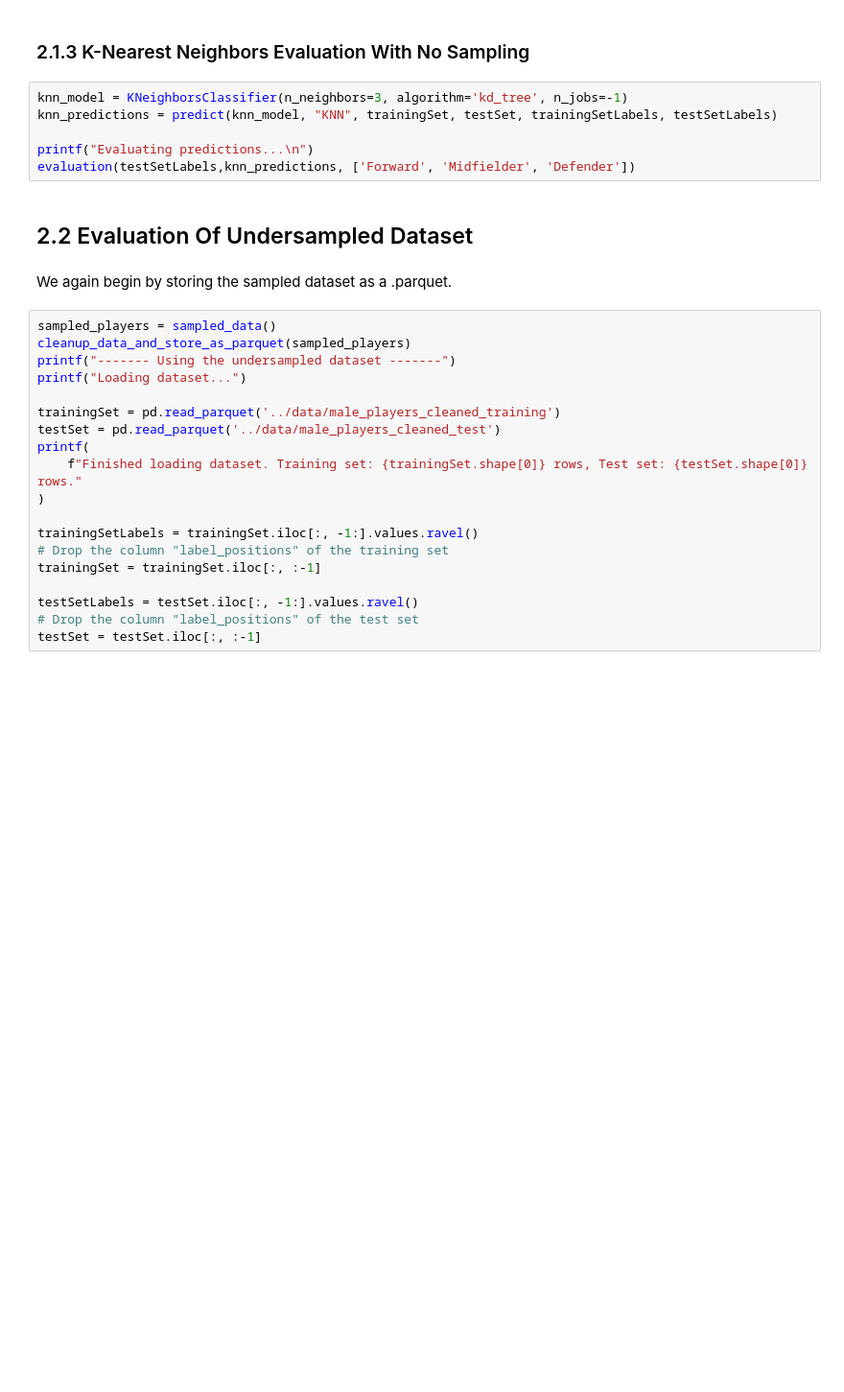
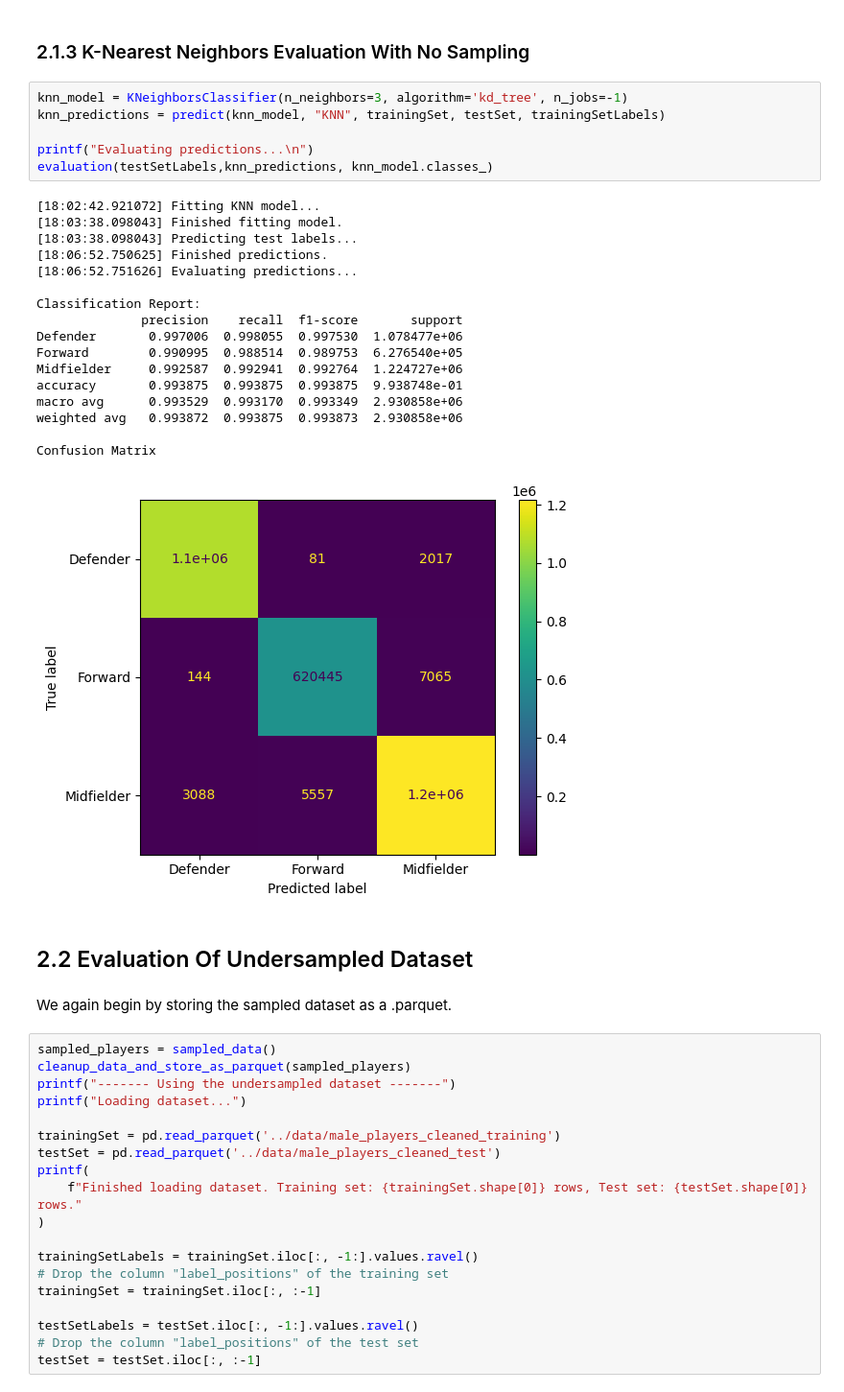
Before and after one commit to mohona6646/SOEN471_Project, a Jupyter notebook: model/model_evaluation.ipynb, the cells around one changed output. Shown: that part at 96% size. Saved outputs shown, nothing was run; the diff lists cells and outputs as text; blank space fills up the shorter version.

```diff
--- a/model/model_evaluation.ipynb
+++ b/model/model_evaluation.ipynb
@@ -268,10 +292,28 @@ evaluation(testSetLabels,rf_predictions, [0.0,1.0,2.0])
 ### 2.1.3 K-Nearest Neighbors Evaluation With No Sampling
 # %%
 knn_model = KNeighborsClassifier(n_neighbors=3, algorithm='kd_tree', n_jobs=-1)
-knn_predictions = predict(knn_model, "KNN", trainingSet, testSet, trainingSetLabels, testSetLabels)
+knn_predictions = predict(knn_model, "KNN", trainingSet, testSet, trainingSetLabels)
 
 printf("Evaluating predictions...\n")
-evaluation(testSetLabels,knn_predictions, ['Forward', 'Midfielder', 'Defender'])
+evaluation(testSetLabels,knn_predictions, knn_model.classes_)
+# %% [output]
+[18:02:42.921072] Fitting KNN model...
+[18:03:38.098043] Finished fitting model.
+[18:03:38.098043] Predicting test labels...
+[18:06:52.750625] Finished predictions.
+[18:06:52.751626] Evaluating predictions...
+
+Classification Report:
+              precision    recall  f1-score       support
+Defender       0.997006  0.998055  0.997530  1.078477e+06
+Forward        0.990995  0.988514  0.989753  6.276540e+05
+Midfielder     0.992587  0.992941  0.992764  1.224727e+06
+accuracy       0.993875  0.993875  0.993875  9.938748e-01
+macro avg      0.993529  0.993170  0.993349  2.930858e+06
+weighted avg   0.993872  0.993875  0.993873  2.930858e+06
+
+Confusion Matrix
+[figure, added]
 # %% [markdown]
 ## 2.2 Evaluation Of Undersampled Dataset
 # %% [markdown]
```
Also changed, not shown: parts of 11 cells of this notebook, 1 other file.
